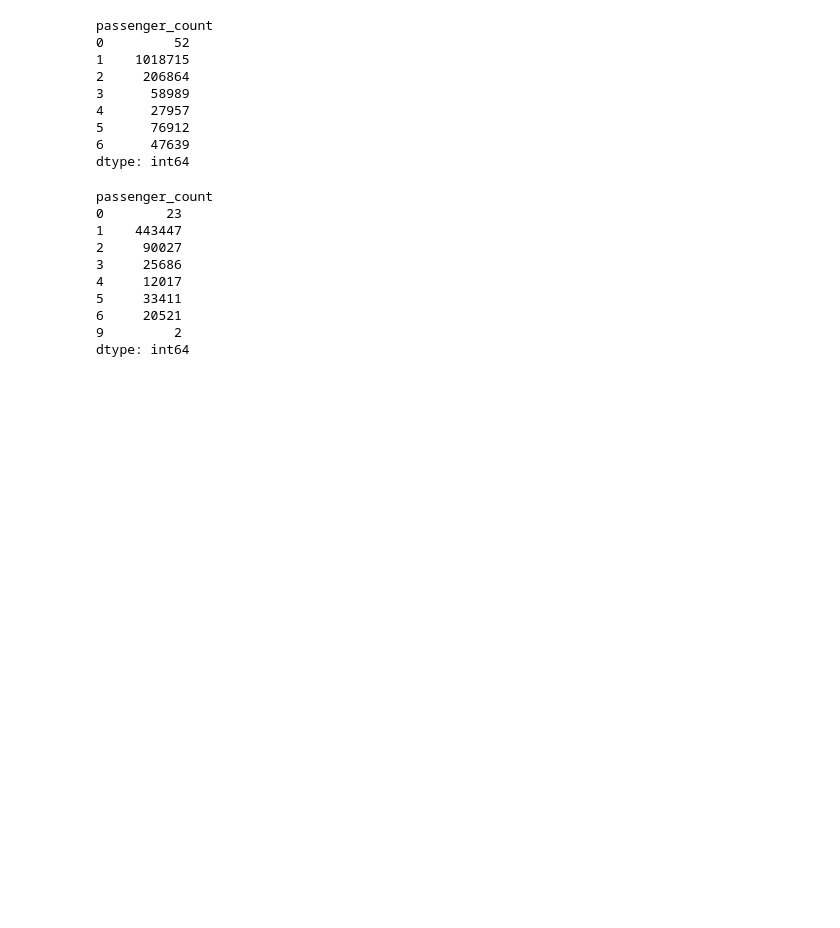
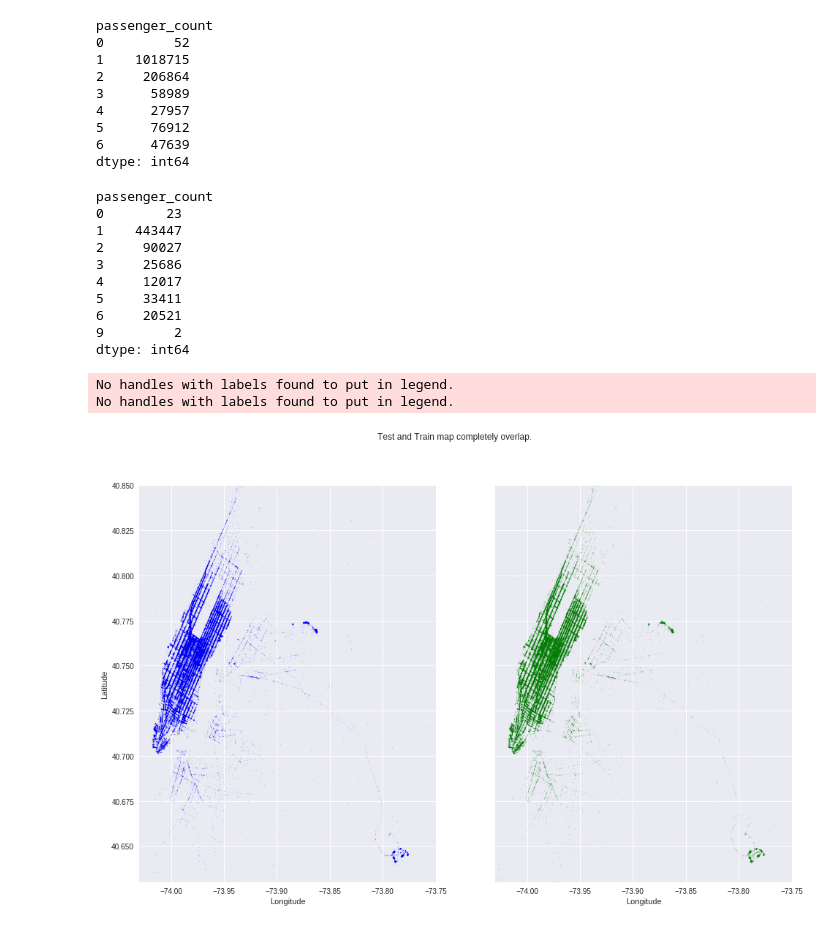
Before and after one commit to dalip98/New-York-City-Taxi-Trip-Duration-Kaggle-, a Jupyter notebook: NewYork_City_Taxi_Trip_Duration_.ipynb, the cells around one changed output. Cells and saved outputs as stored; diff of their text form; code cells hidden in the pictures; blank space fills up the shorter version.

```diff
--- a/NewYork_City_Taxi_Trip_Duration_.ipynb
+++ b/NewYork_City_Taxi_Trip_Duration_.ipynb
@@ -204,3 +207,22 @@ passenger_count
 6     20521
 9         2
 dtype: int64
+# %%
+city_lat_border = (40.63,40.85)
+city_long_border = (-74.03,-73.75)
+fig,ax = plt.subplots(ncols=2,sharex=True,sharey=True)
+ax[0].scatter(df_train['pickup_longitude'].values[:100000],df_train['pickup_latitude'].values[:100000],color='blue',s=1,alpha=0.1)
+ax[1].scatter(df_test['pickup_longitude'].values[:100000],df_test['pickup_latitude'].values[:100000],color='green',s=1,alpha=0.1)
+fig.suptitle('Test and Train map completely overlap.')
+ax[0].legend(loc=0)
+ax[0].set_xlabel('Longitude')
+ax[1].set_xlabel('Longitude')
+ax[0].set_ylabel('Latitude')
+ax[1].legend(loc=0)
+plt.xlim(city_long_border)
+plt.ylim(city_lat_border)
+plt.show()
+# %% [output]
+No handles with labels found to put in legend.
+No handles with labels found to put in legend.
+[figure, added]
```
Also changed, not shown: parts of 32 cells of this notebook.
